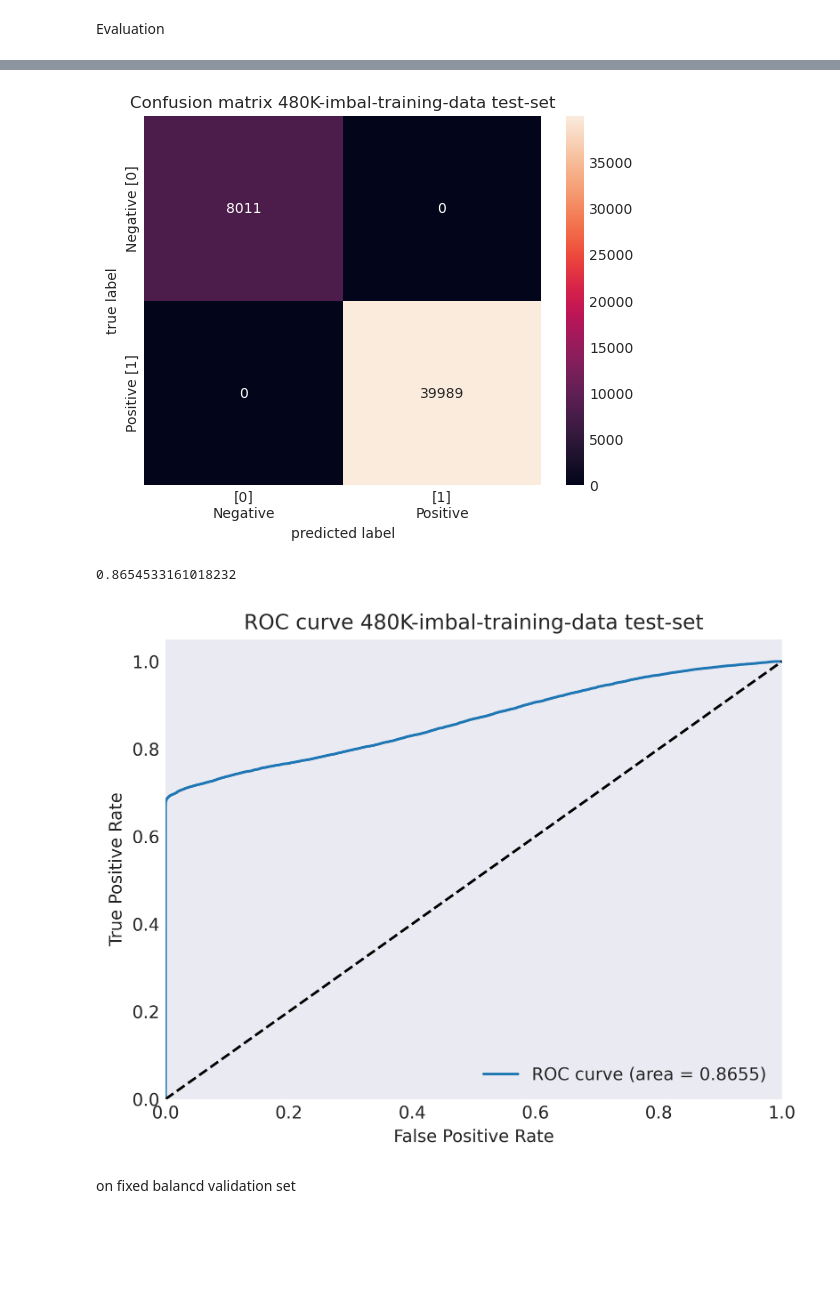
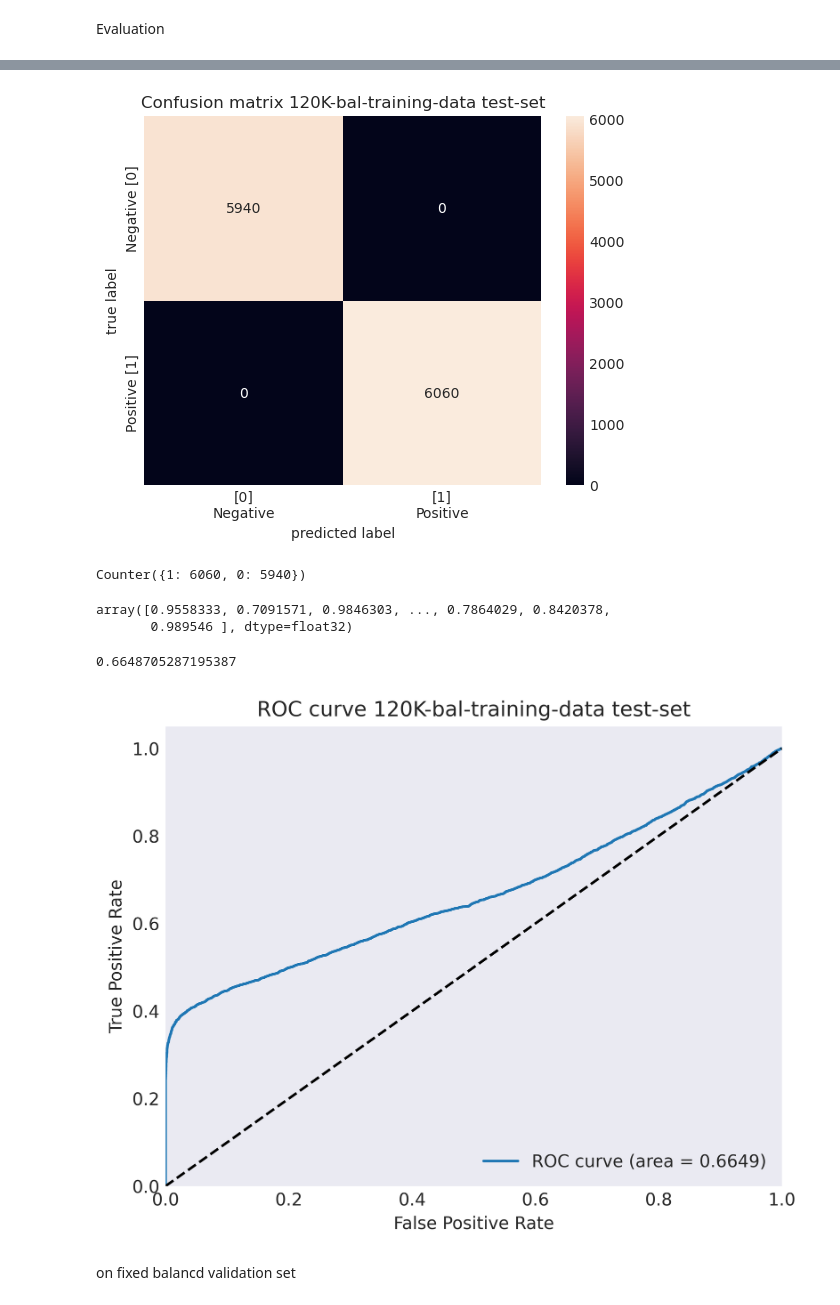
Before and after one commit to JackyLee1230/FYP, a Jupyter notebook: NLP/dev-workspace/sa/bert_2023-12-13/evaluation_notebook.ipynb, the cells around one changed output, grey strips where cells are left out. Cells and saved outputs as stored; diff of their text form; code cells hidden in the pictures; blank space fills up the shorter version.

```diff
--- a/NLP/dev-workspace/sa/bert_2023-12-13/evaluation_notebook.ipynb
+++ b/NLP/dev-workspace/sa/bert_2023-12-13/evaluation_notebook.ipynb
@@ -23,15 +23,18 @@ import evaluation_functions
 
 SAVE_EVAL_RESULTS = True
 SAVE_NUMPY_ARRAYS = False
-LOAD_NUMPY_ARRAYS = True
+LOAD_NUMPY_ARRAYS = False
 # %%
-DATASET_SIZE = 480
-DATASET_IS_BALANCED = False
+DATASET_SIZE = 120
+DATASET_IS_BALANCED = True
 
 training_name = 'bert-finetune_{}k_{}'.format(
     DATASET_SIZE,
     'bal' if DATASET_IS_BALANCED else 'imbal'
 )
 
-training_args_datetime = datetime(year=2023, month=12, day=20)
+training_args_datetime = datetime(year=2024, month=1, day=17)
+training_name = training_name + '_' + training_args_datetime.strftime('%Y-%m-%d')
+
 training_storing_folder = Path(training_name).resolve()
+print('Training name: {}'.format(training_name))
@@ -75,6 +80,7 @@ Name: count, dtype: int64
 def cleaning_arr(str_arr):
     str_arr = str_arr.apply(lambda x: str_cleaning_functions.clean(x))
     str_arr = str_arr.apply(lambda x: str_cleaning_functions.deEmojify(x))
+    str_arr = str_arr.apply(lambda x: str_cleaning_functions.unify_whitespaces(x))
 
     return str_arr
 # %%
@@ -214,7 +220,7 @@ BATCH_SIZE = 32
 
 model_path = Path.joinpath(
         training_storing_folder,
-        '{}_{}_model'.format(training_name, training_args_datetime.strftime('%Y-%m-%d')))
+        '{}_model'.format(training_name))
 # %%
 from transformers import Trainer, TrainingArguments
 from transformers import AutoModelForSequenceClassification
@@ -335,19 +341,31 @@ evaluation_functions.create_confusion_matrix_graph(
     show=True
 )
 # %% [output]
-[figure, old version]
+[figure, new version]
+# %%
+from collections import Counter
+
+
+Counter(y_test)
+# %% [output]
+Counter({1: 6060, 0: 5940})
+# %%
+y_test_pred_prob
+# %% [output]
+array([0.9558333, 0.7091571, 0.9846303, ..., 0.7864029, 0.8420378,
+       0.989546 ], dtype=float32)
 # %%
 evaluation_functions.plot_roc_curve_binary(
     y_test,
     y_test_pred_prob,
-    f'ROC curve {DATASET_SIZE}K-{"bal" if DATASET_IS_BALANCED else "imbal"}-training-data test-set',
+    title=f'ROC curve {DATASET_SIZE}K-{"bal" if DATASET_IS_BALANCED else "imbal"}-training-data test-set',
     save=SAVE_EVAL_RESULTS,
     save_filename=Path.joinpath(eval_test_folder, f'roc_curve_test.png'),
     show=True
 )
 # %% [output]
-0.8654533161018232
+0.6648705287195387
-[figure, old version]
+[figure, new version]
 # %%
 from sklearn.metrics import roc_auc_score
 
```
Also changed, not shown: parts of 7 cells of this notebook, 11 other files.
